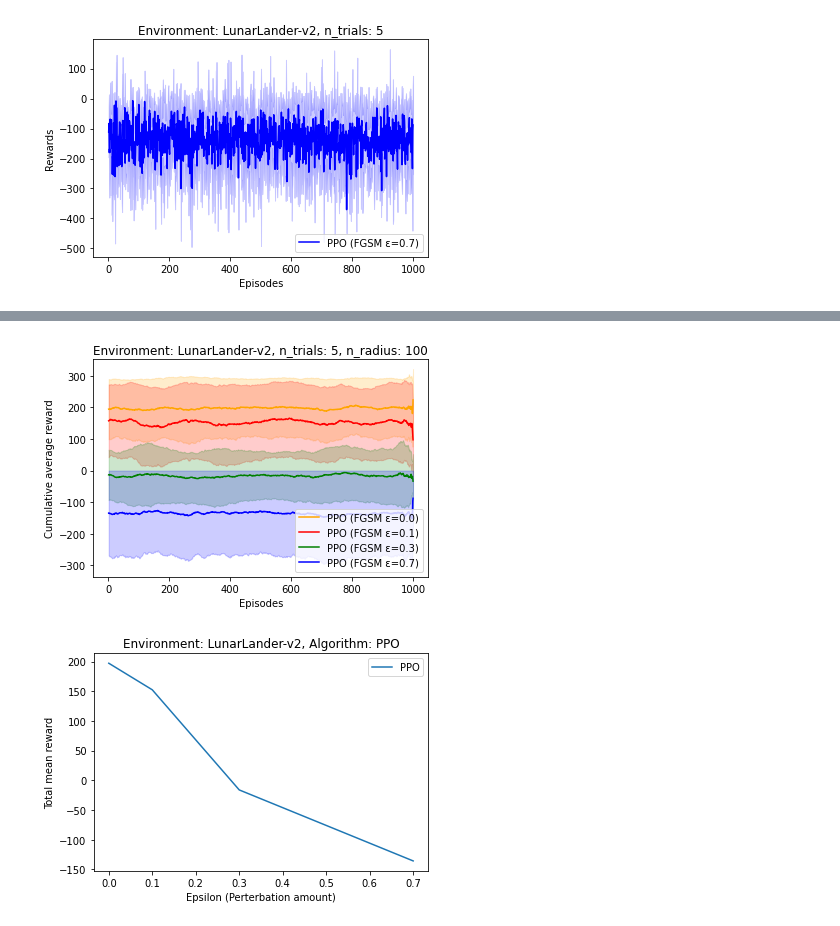
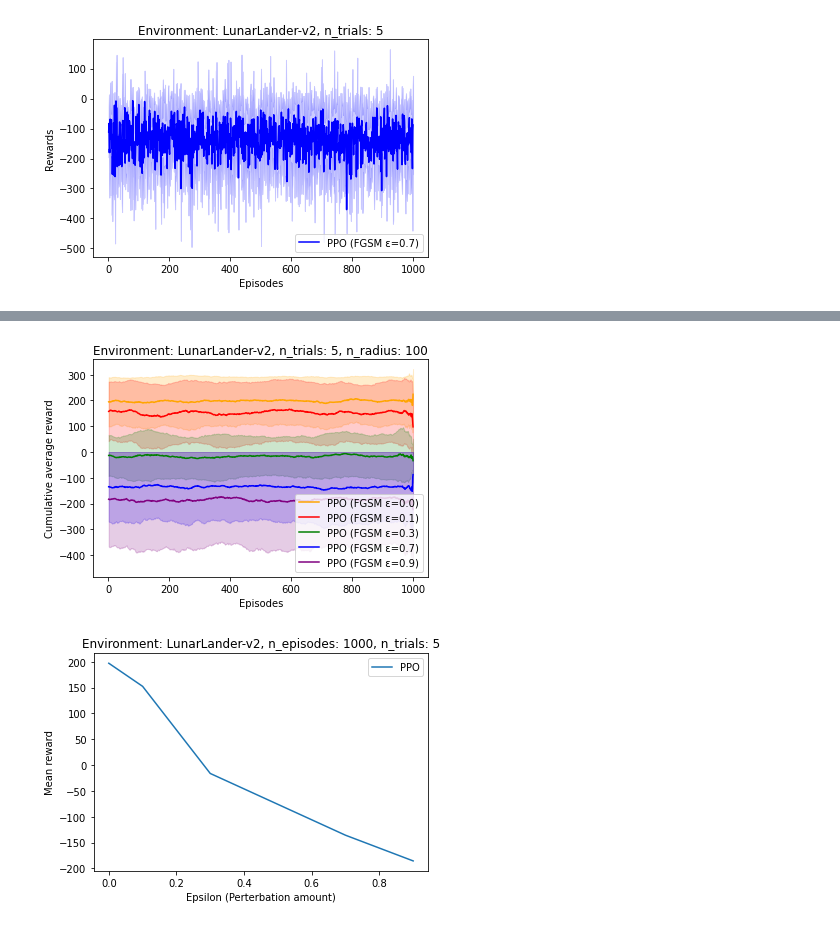
Before and after one commit to bhargavCSSE/adv-RL, a Jupyter notebook: PPO/plotter_matplotlib.ipynb, the cells around one changed output, grey strips where cells are left out. Drawn from its saved outputs; the diff is of its cells as text; code cells hidden in the pictures.

Commit message:
FGSM PPO complete

```diff
--- a/PPO/plotter_matplotlib.ipynb
+++ b/PPO/plotter_matplotlib.ipynb
@@ -10,18 +10,21 @@ plotdata_2 = pd.read_csv('data/PPO-LunarLander1000-rewards-test.csv', index_col=
 plotdata_3 = pd.read_csv('data/PPO-LunarLander1000-rewards-testFGSM0_1.csv', index_col=0)
 plotdata_4 = pd.read_csv('data/PPO-LunarLander1000-rewards-testFGSM0_3.csv', index_col=0)
 plotdata_5 = pd.read_csv('data/PPO-LunarLander1000-rewards-testFGSM0_7.csv', index_col=0)
+plotdata_6 = pd.read_csv('data/PPO-LunarLander1000-rewards-testFGSM0_9.csv', index_col=0)
 
 n_episodes_train, n_trials_train = plotdata_1.shape
 n_episodes_test, n_trials_test = plotdata_2.shape
 n_episodes_testFGSM0_1, n_trials_testFGSM0_1 = plotdata_3.shape
 n_episodes_testFGSM0_3, n_trials_testFGSM0_3 = plotdata_4.shape
 n_episodes_testFGSM0_7, n_trials_testFGSM0_7 = plotdata_5.shape
+n_episodes_testFGSM0_9, n_trials_testFGSM0_9 = plotdata_6.shape
 
 train_x = [i+1 for i in range(n_episodes_train)]
 test_x = [i+1 for i in range(n_episodes_test)]
 testFGSM0_1_x = [i+1 for i in range(n_episodes_testFGSM0_1)]
 testFGSM0_3_x = [i+1 for i in range(n_episodes_testFGSM0_3)]
 testFGSM0_7_x = [i+1 for i in range(n_episodes_testFGSM0_7)]
+testFGSM0_9_x = [i+1 for i in range(n_episodes_testFGSM0_9)]
 
 mean_vals_1 = plotdata_1.mean(axis=1)
 std_vals_1 = plotdata_1.std(axis=1)
@@ -33,6 +36,8 @@ mean_vals_4 = plotdata_4.mean(axis=1)
 std_vals_4 = plotdata_4.std(axis=1)
 mean_vals_5 = plotdata_5.mean(axis=1)
 std_vals_5 = plotdata_5.std(axis=1)
+mean_vals_6 = plotdata_6.mean(axis=1)
+std_vals_6 = plotdata_6.std(axis=1)
 # %%
 plt.figure()
 
@@ -133,48 +155,55 @@ y_4 = smoothing(mean_vals_4, radius)
 y_4_var = smoothing(std_vals_4, radius)
 y_5 = smoothing(mean_vals_5, radius)
 y_5_var = smoothing(mean_vals_5, radius)
+y_6 = smoothing(mean_vals_6, radius)
+y_6_var = smoothing(mean_vals_6, radius)
 
 plt.figure()
 
 plt.title("Environment: LunarLander-v2, n_trials: 5, n_radius: {}".format(radius))
 plt.xlabel("Episodes")
 plt.ylabel("Cumulative average reward")
 
 color = "orange"
 plt.plot(test_x, y_2, label='PPO (FGSM \u03B5=0.0)', color=color)
 plt.fill_between(test_x, y_2-y_2_var, y_2+y_2_var, alpha=0.2, color=color)
 
 color = "red"
 plt.plot(testFGSM0_1_x, y_3, label='PPO (FGSM \u03B5=0.1)', color=color)
 plt.fill_between(testFGSM0_1_x, y_3-y_3_var, y_3+y_3_var, alpha=0.2, color=color)
 
 color = "green"
 plt.plot(testFGSM0_3_x, y_4, label='PPO (FGSM \u03B5=0.3)', color=color)
 plt.fill_between(testFGSM0_3_x, y_4-y_4_var, y_4+y_4_var, alpha=0.2, color=color)
 
 color = "blue"
 plt.plot(testFGSM0_7_x, y_5, label='PPO (FGSM \u03B5=0.7)', color=color)
 plt.fill_between(testFGSM0_7_x, y_5-y_5_var, y_5+y_5_var, alpha=0.2, color=color)
 
+color = "purple"
+plt.plot(testFGSM0_9_x, y_6, label='PPO (FGSM \u03B5=0.9)', color=color)
+plt.fill_between(testFGSM0_9_x, y_6-y_6_var, y_6+y_6_var, alpha=0.2, color=color)
+
 plt.legend(loc='lower right')
 
 plt.savefig('plots/LunarLander1000-testFGSM_Combined')
 plt.show()
 # %% [output]
-[figure, old version]
+[figure, new version]
 # %%
 y_2 = mean_vals_2.mean()
 y_3 = mean_vals_3.mean()
 y_4 = mean_vals_4.mean()
 y_5 = mean_vals_5.mean()
+y_6 = mean_vals_6.mean()
 
 plt.figure()
-plt.title("Environment: LunarLander-v2, Algorithm: PPO")
+plt.title("Environment: LunarLander-v2, n_episodes: 1000, n_trials: 5")
 plt.xlabel("Epsilon (Perterbation amount)")
-plt.ylabel("Total mean reward")
+plt.ylabel("Mean reward")
 
-epsilon = [0.0, 0.1, 0.3, 0.7]
-mean_reward = [y_2, y_3, y_4, y_5]
+epsilon = [0.0, 0.1, 0.3, 0.7, 0.9]
+mean_reward = [y_2, y_3, y_4, y_5, y_6]
 
 plt.plot(epsilon, mean_reward, label='PPO')
 plt.legend(loc='upper right')
@@ -182,4 +211,4 @@ plt.legend(loc='upper right')
 plt.savefig('plots/LunarLander1000-epsilonVSMeanReward')
 plt.show()
 # %% [output]
-[figure, old version]
+[figure, new version]
```
Also changed, not shown: parts of 1 cell of this notebook, 6 other files.
